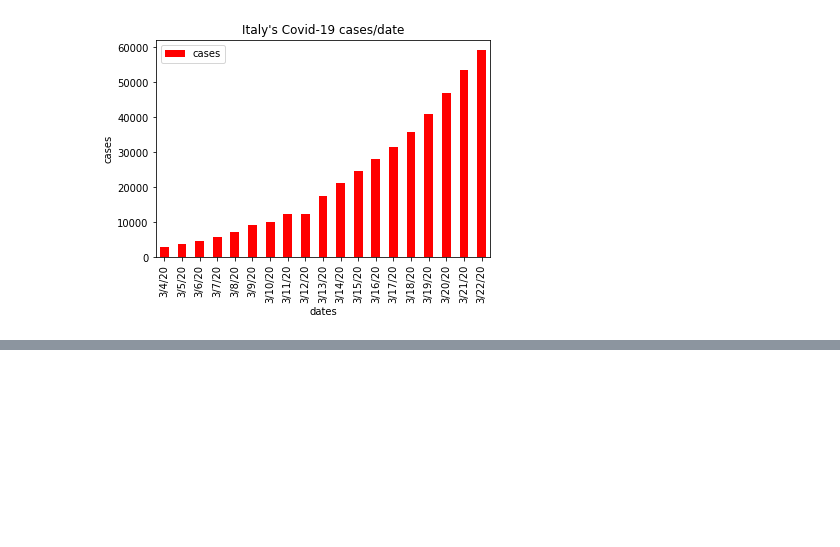
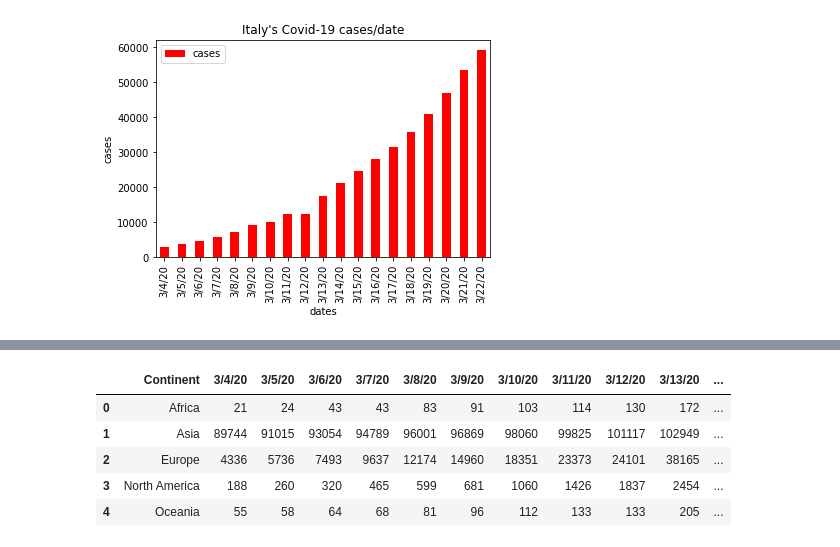
Before and after one commit to sid0312/10DaysMLChallenge, a Jupyter notebook: day1_10DaysMLChallenge_bySid.ipynb, the cells around one changed output, grey strips where cells are left out. Drawn from its saved outputs; the diff is of its cells as text; code cells hidden in the pictures; blank space fills up the shorter version.

```diff
--- a/day1_10DaysMLChallenge_bySid.ipynb
+++ b/day1_10DaysMLChallenge_bySid.ipynb
@@ -216,3 +215,13 @@ plt.title('Italy\'s Covid-19 cases/date')
 plt.show()
 # %% [output]
 [figure]
+# %%
+continents=pd.read_csv('/content/gdrive/My Drive/Countries-Continents.csv')
+# %%
+continents.head()
+c1=continents['Continent']
+c2=continents['Country']
+cont=pd.DataFrame(columns=['Country/Region','Continent'])
+cont['Continent']=c1
+cont['Country/Region']=c2
+cont.head()
@@ -218,0 +266,9 @@ plt.show()
+# %%
+merged1.head()
+# %% [output]
+|  | Continent | 3/4/20 | 3/5/20 | 3/6/20 | 3/7/20 | 3/8/20 | 3/9/20 | 3/10/20 | 3/11/20 | 3/12/20 | 3/13/20 | ... |
+| 0 | Africa | 21 | 24 | 43 | 43 | 83 | 91 | 103 | 114 | 130 | 172 | ... |
+| 1 | Asia | 89744 | 91015 | 93054 | 94789 | 96001 | 96869 | 98060 | 99825 | 101117 | 102949 | ... |
+| 2 | Europe | 4336 | 5736 | 7493 | 9637 | 12174 | 14960 | 18351 | 23373 | 24101 | 38165 | ... |
+| 3 | North America | 188 | 260 | 320 | 465 | 599 | 681 | 1060 | 1426 | 1837 | 2454 | ... |
+| 4 | Oceania | 55 | 58 | 64 | 68 | 81 | 96 | 112 | 133 | 133 | 205 | ... |
```
Also changed, not shown: parts of 13 cells of this notebook.
